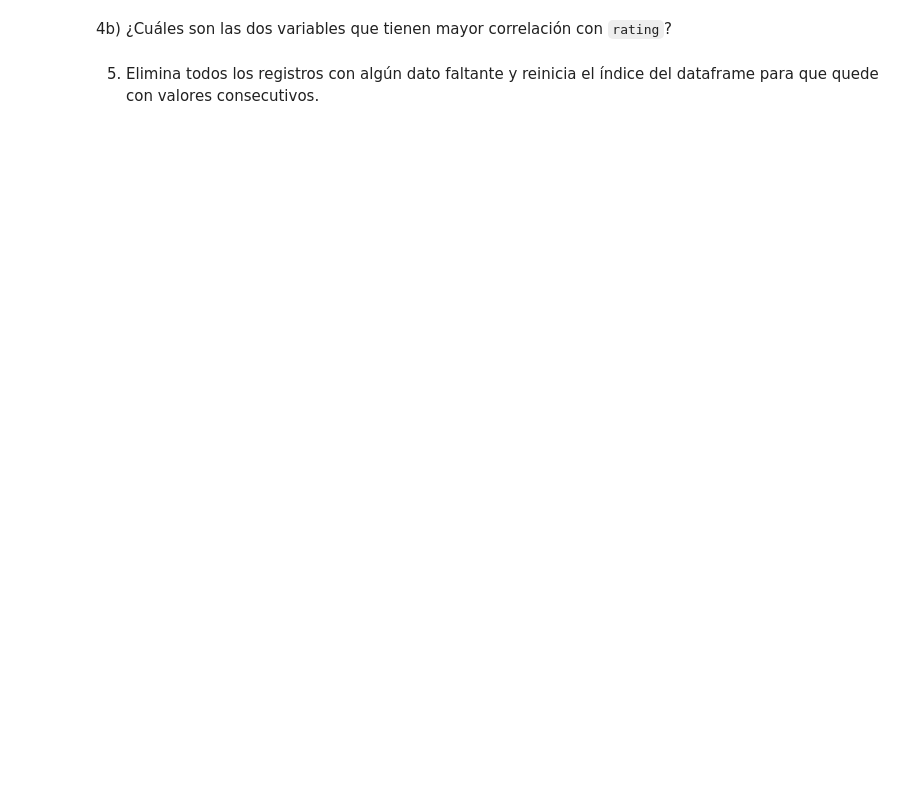
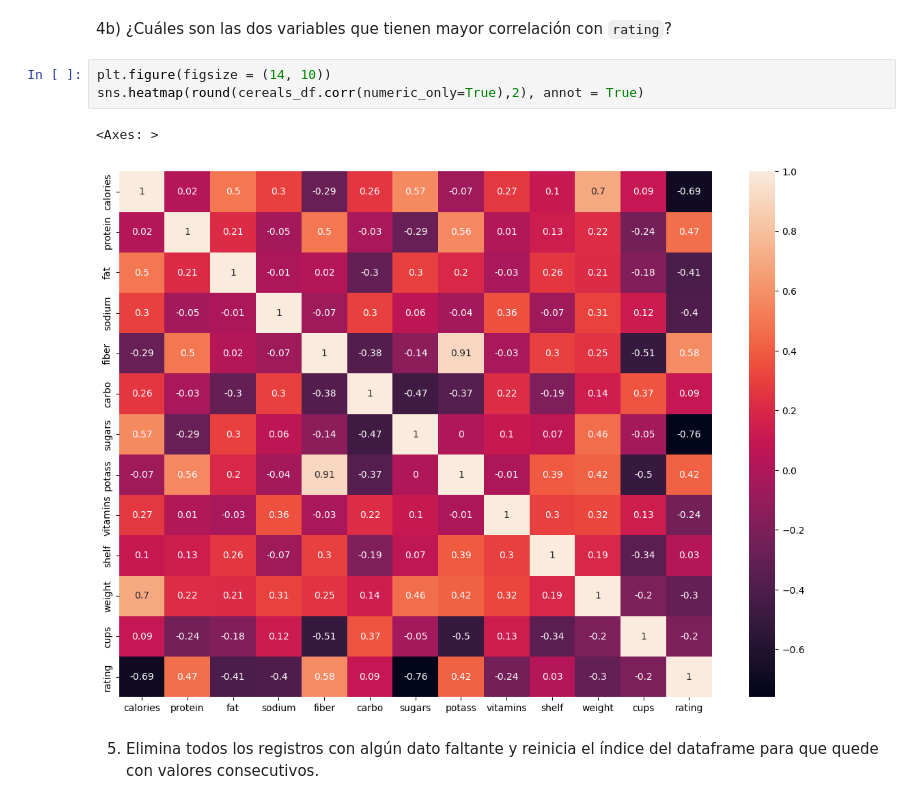
Before and after one commit to CarlosRochaCx/MNA, a Jupyter notebook: Actividad7PCA.ipynb, the cells around one changed output. Drawn from its saved outputs; the diff is of its cells as text; blank space fills up the shorter version.

```diff
--- a/Actividad7PCA.ipynb
+++ b/Actividad7PCA.ipynb
@@ -179,4 +208,10 @@ Total  20  21  36     77
 # %% [markdown]
 4b) ¿Cuáles son las dos variables que tienen mayor correlación con `rating`?
+# %%
+plt.figure(figsize = (14, 10))
+sns.heatmap(round(cereals_df.corr(numeric_only=True),2), annot = True)
+# %% [output]
+<Axes: >
+[figure, added]
 # %% [markdown]
 5. Elimina todos los registros con algún dato faltante y reinicia el índice del dataframe para que quede con valores consecutivos.
```
Also changed, not shown: parts of 6 cells of this notebook.
